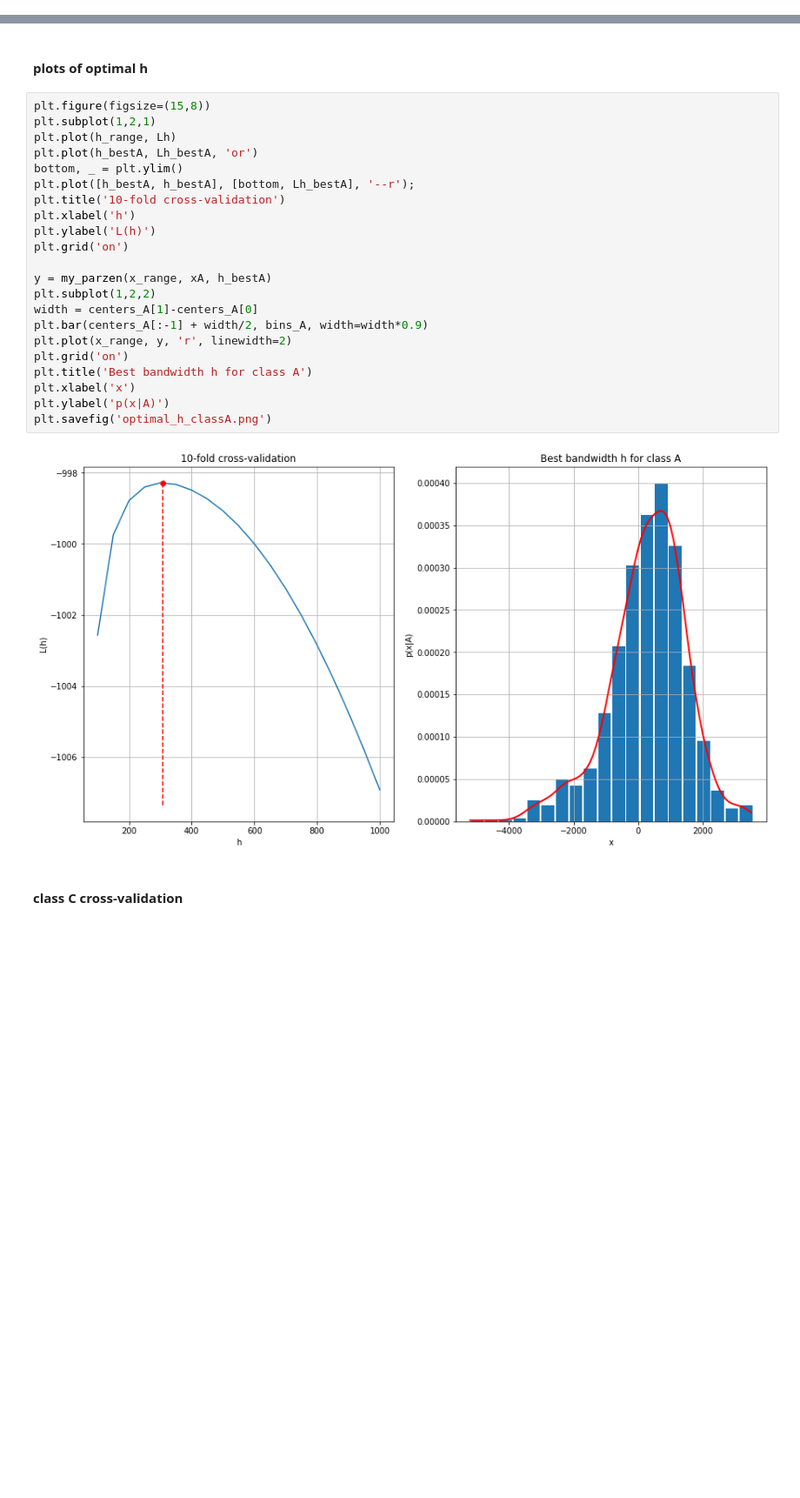
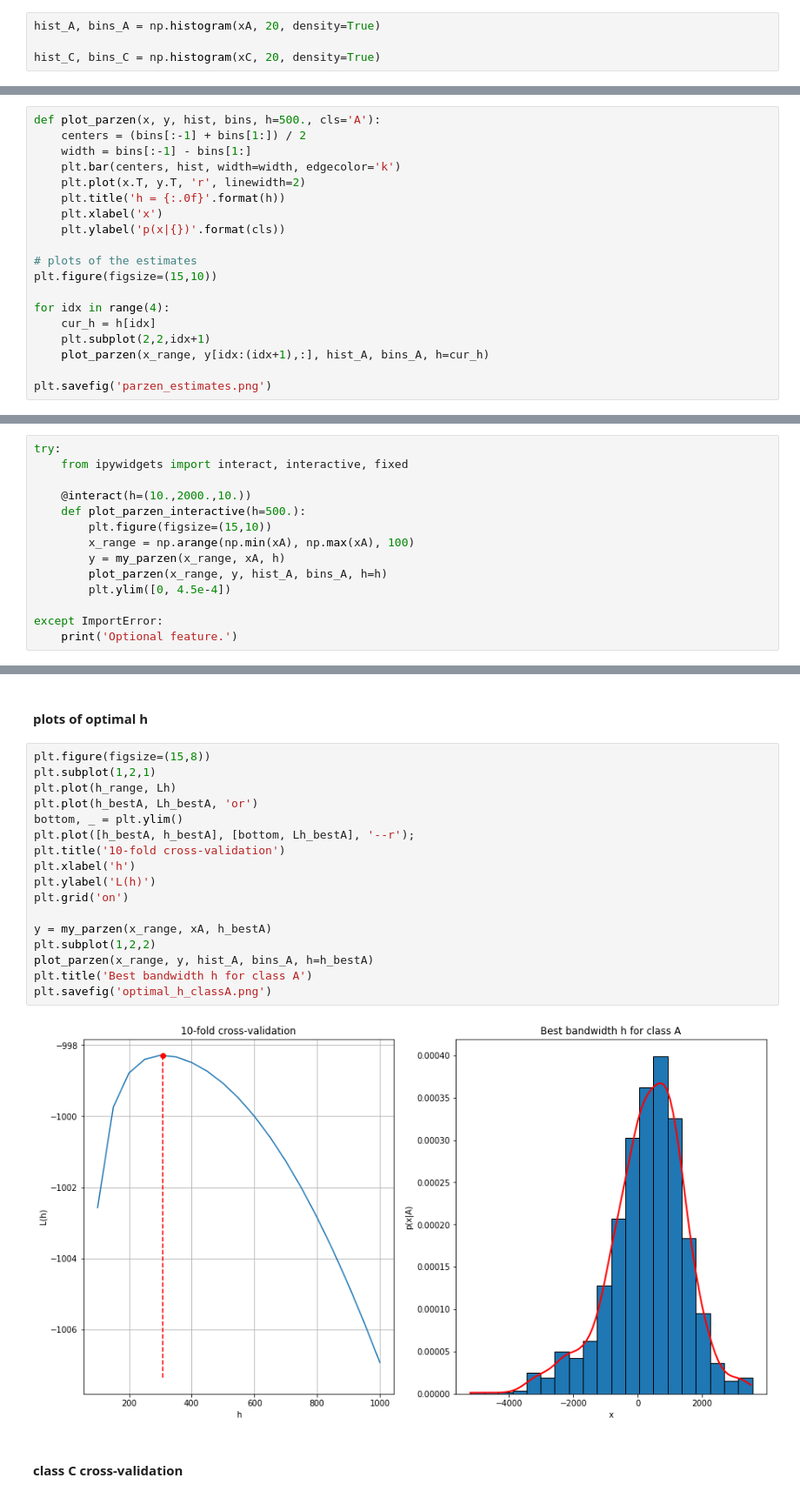
Before and after one commit to matouspelikan/rpzCTU, a Jupyter notebook: assignment_parzen_template/parzen.ipynb, the cells around one changed output, grey strips where cells are left out. Shown at 87% size. Drawn from its saved outputs; the diff is of its cells as text; blank space fills up the shorter version.

```diff
--- a/assignment_parzen_template/parzen.ipynb
+++ b/assignment_parzen_template/parzen.ipynb
@@ -48,3 +38,7 @@ bins_C = bins_C / (np.sum(bins_C)*(centers_C[1]-centers_C[0]))
+# %%
+hist_A, bins_A = np.histogram(xA, 20, density=True)
+
+hist_C, bins_C = np.histogram(xC, 20, density=True)
 # %% [markdown]
 #### estimating conditional probability using Parzen window
 # %%
@@ -76,0 +53,19 @@ plt.savefig('parzen_estimates.png')
+# %%
+def plot_parzen(x, y, hist, bins, h=500., cls='A'):
+    centers = (bins[:-1] + bins[1:]) / 2
+    width = bins[:-1] - bins[1:]
+    plt.bar(centers, hist, width=width, edgecolor='k')
+    plt.plot(x.T, y.T, 'r', linewidth=2)
+    plt.title('h = {:.0f}'.format(h))
+    plt.xlabel('x')
+    plt.ylabel('p(x|{})'.format(cls))
+
+# plots of the estimates
+plt.figure(figsize=(15,10))
+
+for idx in range(4):
+    cur_h = h[idx]
+    plt.subplot(2,2,idx+1)
+    plot_parzen(x_range, y[idx:(idx+1),:], hist_A, bins_A, h=cur_h)
+
+plt.savefig('parzen_estimates.png')
@@ -76,0 +78,14 @@ plt.savefig('parzen_estimates.png')
+# %%
+try:
+    from ipywidgets import interact, interactive, fixed
+
+    @interact(h=(10.,2000.,10.))
+    def plot_parzen_interactive(h=500.):
+        plt.figure(figsize=(15,10))
+        x_range = np.arange(np.min(xA), np.max(xA), 100)
+        y = my_parzen(x_range, xA, h)
+        plot_parzen(x_range, y, hist_A, bins_A, h=h)
+        plt.ylim([0, 4.5e-4])
+
+except ImportError:
+    print('Optional feature.')
@@ -102,27 +119,22 @@ Lh_bestA = None
 # %%
 plt.figure(figsize=(15,8))
 plt.subplot(1,2,1)
 plt.plot(h_range, Lh)
 plt.plot(h_bestA, Lh_bestA, 'or')
 bottom, _ = plt.ylim()
 plt.plot([h_bestA, h_bestA], [bottom, Lh_bestA], '--r');
 plt.title('10-fold cross-validation')
 plt.xlabel('h')
 plt.ylabel('L(h)')
 plt.grid('on')
 
 y = my_parzen(x_range, xA, h_bestA)
 plt.subplot(1,2,2)
-width = centers_A[1]-centers_A[0]
-plt.bar(centers_A[:-1] + width/2, bins_A, width=width*0.9)
-plt.plot(x_range, y, 'r', linewidth=2)
-plt.grid('on')
+plot_parzen(x_range, y, hist_A, bins_A, h=h_bestA)
 plt.title('Best bandwidth h for class A')
-plt.xlabel('x')
-plt.ylabel('p(x|A)')
 plt.savefig('optimal_h_classA.png')
 # %% [output]
-[figure, old version]
+[figure, new version]
 # %% [markdown]
 #### class C cross-validation
 # %%
```
Also changed, not shown: parts of 9 cells of this notebook.
